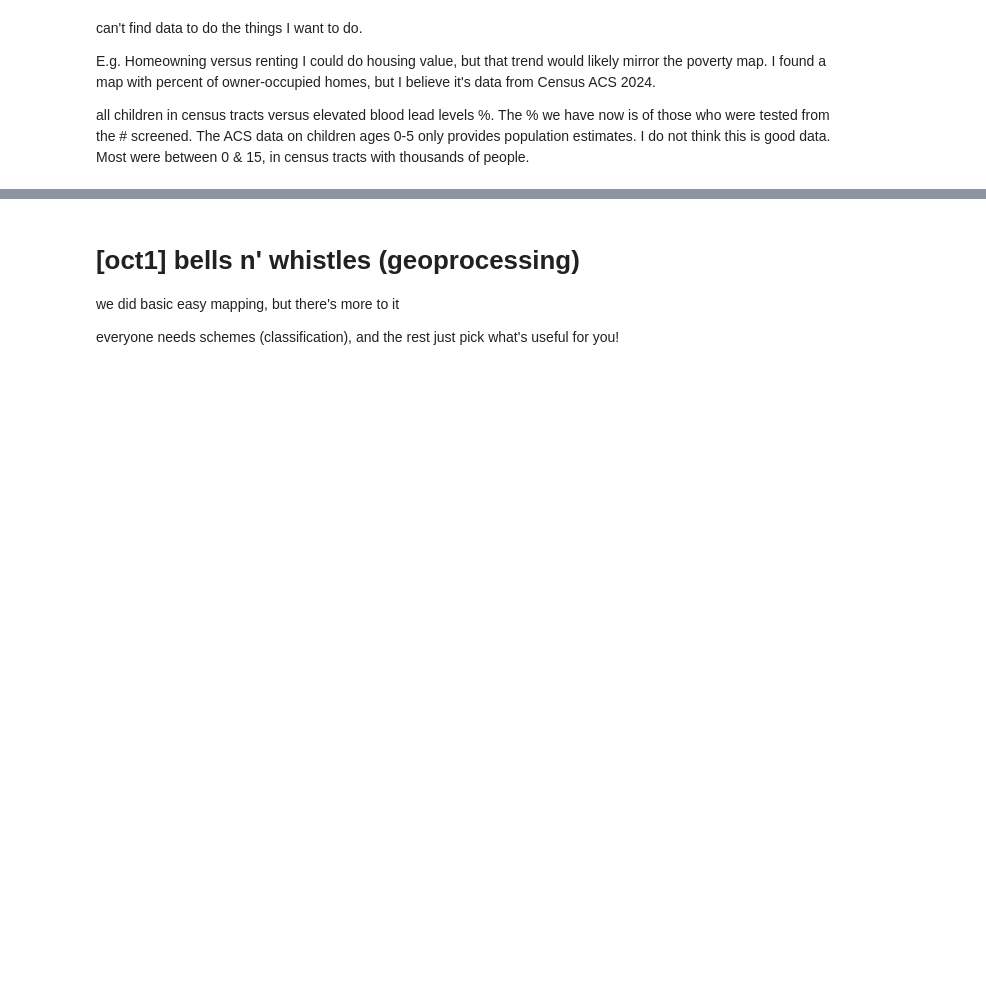
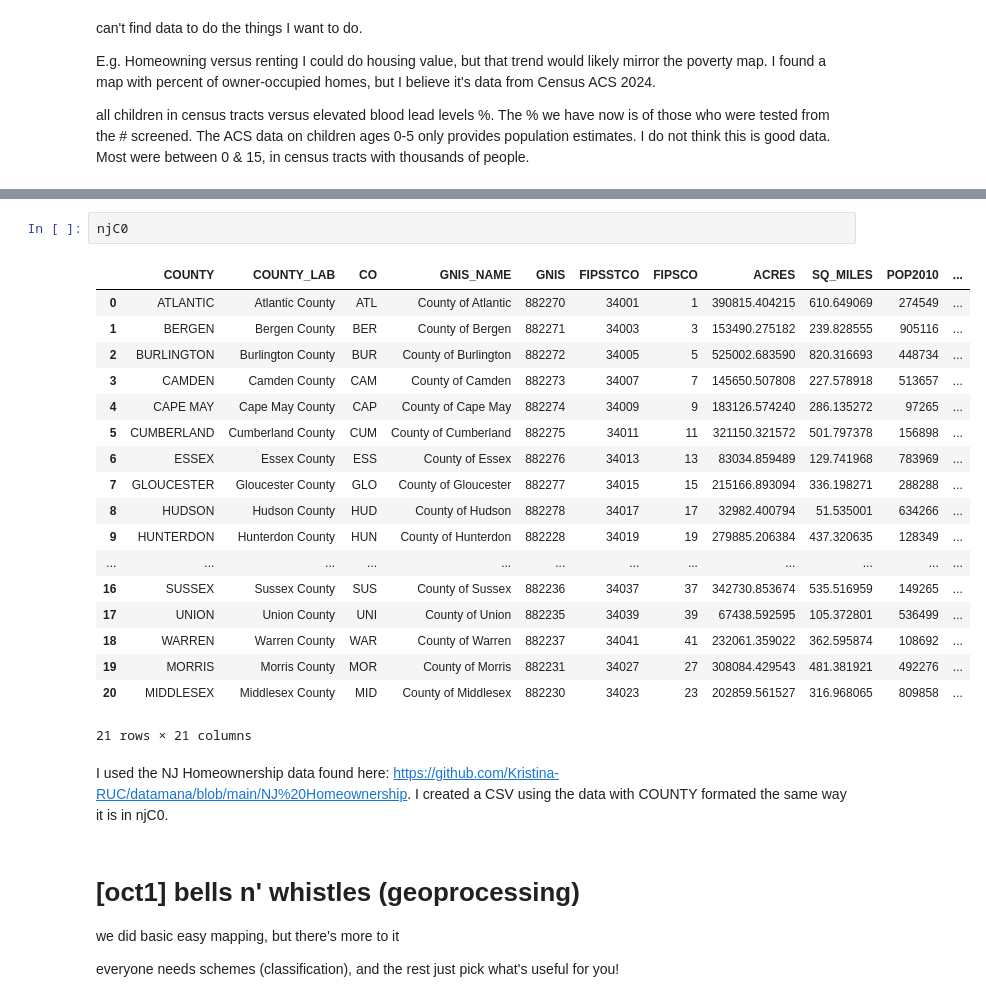
Before and after one commit to Kristina-RUC/datamana, a Jupyter notebook: map.ipynb, the cells around one changed output, grey strips where cells are left out. Saved outputs shown, nothing was run; the diff lists cells and outputs as text; blank space fills up the shorter version.

```diff
--- a/map.ipynb
+++ b/map.ipynb
@@ -1152,3 +1198,27 @@ pcthomeowner=pd.read_csv (https://github.com/Kristina-RUC/datamana/raw/refs/head
+# %%
+njC0
+# %% [output]
+|  | COUNTY | COUNTY_LAB | CO | GNIS_NAME | GNIS | FIPSSTCO | FIPSCO | ACRES | SQ_MILES | POP2010 | ... |
+| 0 | ATLANTIC | Atlantic County | ATL | County of Atlantic | 882270 | 34001 | 1 | 390815.404215 | 610.649069 | 274549 | ... |
+| 1 | BERGEN | Bergen County | BER | County of Bergen | 882271 | 34003 | 3 | 153490.275182 | 239.828555 | 905116 | ... |
+| 2 | BURLINGTON | Burlington County | BUR | County of Burlington | 882272 | 34005 | 5 | 525002.683590 | 820.316693 | 448734 | ... |
+| 3 | CAMDEN | Camden County | CAM | County of Camden | 882273 | 34007 | 7 | 145650.507808 | 227.578918 | 513657 | ... |
+| 4 | CAPE MAY | Cape May County | CAP | County of Cape May | 882274 | 34009 | 9 | 183126.574240 | 286.135272 | 97265 | ... |
+| 5 | CUMBERLAND | Cumberland County | CUM | County of Cumberland | 882275 | 34011 | 11 | 321150.321572 | 501.797378 | 156898 | ... |
+| 6 | ESSEX | Essex County | ESS | County of Essex | 882276 | 34013 | 13 | 83034.859489 | 129.741968 | 783969 | ... |
+| 7 | GLOUCESTER | Gloucester County | GLO | County of Gloucester | 882277 | 34015 | 15 | 215166.893094 | 336.198271 | 288288 | ... |
+| 8 | HUDSON | Hudson County | HUD | County of Hudson | 882278 | 34017 | 17 | 32982.400794 | 51.535001 | 634266 | ... |
+| 9 | HUNTERDON | Hunterdon County | HUN | County of Hunterdon | 882228 | 34019 | 19 | 279885.206384 | 437.320635 | 128349 | ... |
+| ... | ... | ... | ... | ... | ... | ... | ... | ... | ... | ... | ... |
+| 16 | SUSSEX | Sussex County | SUS | County of Sussex | 882236 | 34037 | 37 | 342730.853674 | 535.516959 | 149265 | ... |
+| 17 | UNION | Union County | UNI | County of Union | 882235 | 34039 | 39 | 67438.592595 | 105.372801 | 536499 | ... |
+| 18 | WARREN | Warren County | WAR | County of Warren | 882237 | 34041 | 41 | 232061.359022 | 362.595874 | 108692 | ... |
+| 19 | MORRIS | Morris County | MOR | County of Morris | 882231 | 34027 | 27 | 308084.429543 | 481.381921 | 492276 | ... |
+| 20 | MIDDLESEX | Middlesex County | MID | County of Middlesex | 882230 | 34023 | 23 | 202859.561527 | 316.968065 | 809858 | ... |
+21 rows × 21 columns
+# %% [markdown]
+I used the NJ Homeownership data found here: https://github.com/Kristina-RUC/datamana/blob/main/NJ%20Homeownership.
+I created a CSV using the data with COUNTY formated the same way it is in njC0.
 # %% [markdown]
 # [oct1] bells n' whistles (geoprocessing)
 
```
Also changed, not shown: parts of 4 cells of this notebook.
